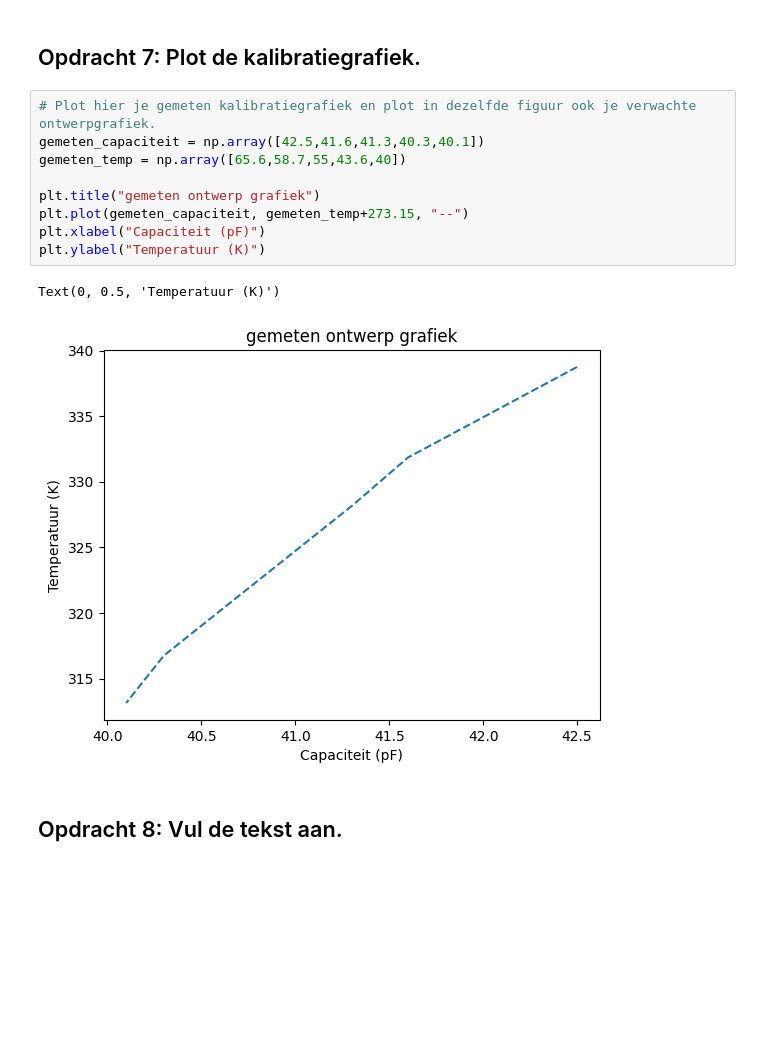
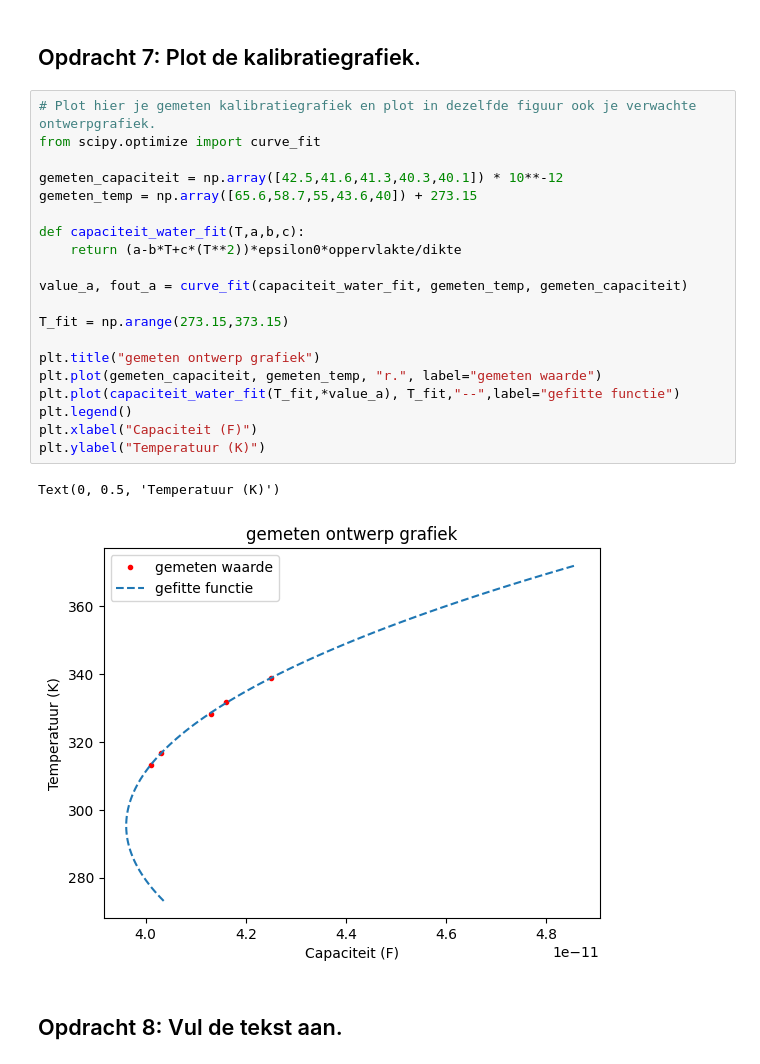
Before and after one commit to AAAGomperts/opdrachten-DEF-D, a Jupyter notebook: FysiekeOntwerpopdrachten/2OntwerpEenSensorCondensator/DEFOntwerpopdracht2OntwerpEenSensorInvulTemplate.ipynb, the cells around one changed output. Cells and saved outputs as stored; diff of their text form; blank space fills up the shorter version.

```diff
--- a/FysiekeOntwerpopdrachten/2OntwerpEenSensorCondensator/DEFOntwerpopdracht2OntwerpEenSensorInvulTemplate.ipynb
+++ b/FysiekeOntwerpopdrachten/2OntwerpEenSensorCondensator/DEFOntwerpopdracht2OntwerpEenSensorInvulTemplate.ipynb
@@ -151,16 +151,27 @@ plt.show()
 ## Opdracht 7: Plot de kalibratiegrafiek.
 # %%
 # Plot hier je gemeten kalibratiegrafiek en plot in dezelfde figuur ook je verwachte ontwerpgrafiek.
-gemeten_capaciteit = np.array([42.5,41.6,41.3,40.3,40.1])
-gemeten_temp = np.array([65.6,58.7,55,43.6,40])
+from scipy.optimize import curve_fit
+
+gemeten_capaciteit = np.array([42.5,41.6,41.3,40.3,40.1]) * 10**-12
+gemeten_temp = np.array([65.6,58.7,55,43.6,40]) + 273.15
+
+def capaciteit_water_fit(T,a,b,c):
+    return (a-b*T+c*(T**2))*epsilon0*oppervlakte/dikte
+
+value_a, fout_a = curve_fit(capaciteit_water_fit, gemeten_temp, gemeten_capaciteit)
+
+T_fit = np.arange(273.15,373.15)
 
 plt.title("gemeten ontwerp grafiek")
-plt.plot(gemeten_capaciteit, gemeten_temp+273.15, "--")
-plt.xlabel("Capaciteit (pF)")
+plt.plot(gemeten_capaciteit, gemeten_temp, "r.", label="gemeten waarde")
+plt.plot(capaciteit_water_fit(T_fit,*value_a), T_fit,"--",label="gefitte functie")
+plt.legend()
+plt.xlabel("Capaciteit (F)")
 plt.ylabel("Temperatuur (K)")
 # %% [output]
 Text(0, 0.5, 'Temperatuur (K)')
-[figure, old version]
+[figure, new version]
 # %% [markdown]
 ## Opdracht 8: Vul de tekst aan.
 # %% [markdown]
```
Also changed, not shown: parts of 1 cell of this notebook, 4 other files.
